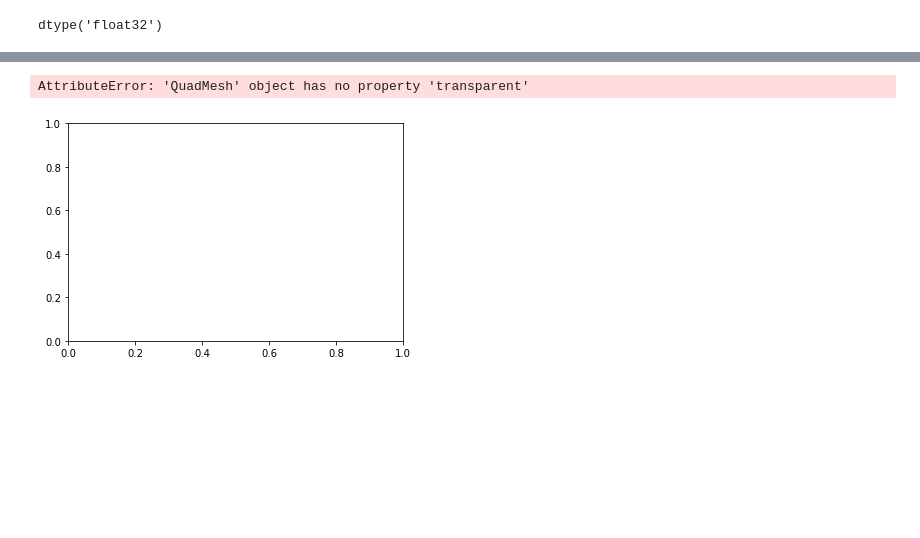
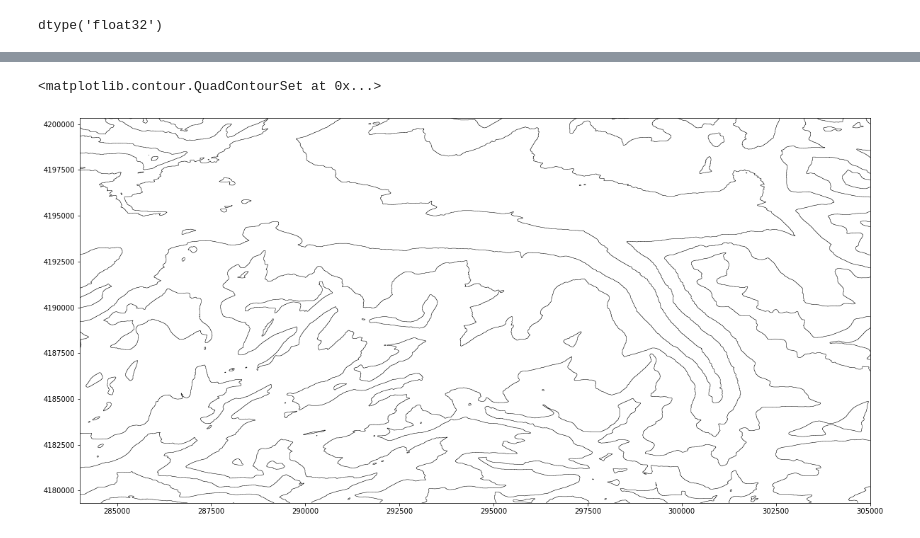
Before and after one commit to geohackweek/ghw2019_deepstac, a Jupyter notebook: notebooks/Billy/Manipulation with XArray.ipynb, the cells around one changed output, grey strips where cells are left out. Drawn from its saved outputs; the diff is of its cells as text; code cells hidden in the pictures; blank space fills up the shorter version.

Commit message:
Xarray notebook: superimposed raster data onto dem contour data, setting general pipeline for superposition of forcing and snowdepth data

```diff
--- a/notebooks/Billy/Manipulation with XArray.ipynb
+++ b/notebooks/Billy/Manipulation with XArray.ipynb
@@ -163,9 +180,13 @@ ax.clabel(contours, fmt='%1.0f')
 # %%
 # superimposing two data layers
-fig, ax = plt.subplots()
-dem.isel(x=slice(0, 500), y=slice(0,500)).plot(transparent=True)
-contours = ax.contour(dem.x.isel(x=slice(10000,14000)), dem.y.isel(y=slice(10000,14000)), dem.isel(x=slice(10000,14000), y=slice(10000,14000)), colors='k')
-ax.clabel(contours, fmt='%1.0f')
+plt.figure(figsize=(20,10))
+
+x = dem.x.isel(x=slice(10000,17000))
+y = dem.y.isel(y=slice(10000,17000))
+z = dem.isel(x=slice(10000,17000), y=slice(10000,17000))
+
+contours = plt.contour(x, y, z, colors='k', linewidths=0.5)
+contours
 # %% [output]
-AttributeError: 'QuadMesh' object has no property 'transparent'
+<matplotlib.contour.QuadContourSet at 0x...>
-[figure, old version]
+[figure, new version]
```
Also changed, not shown: parts of 8 cells of this notebook, 1 other file.
